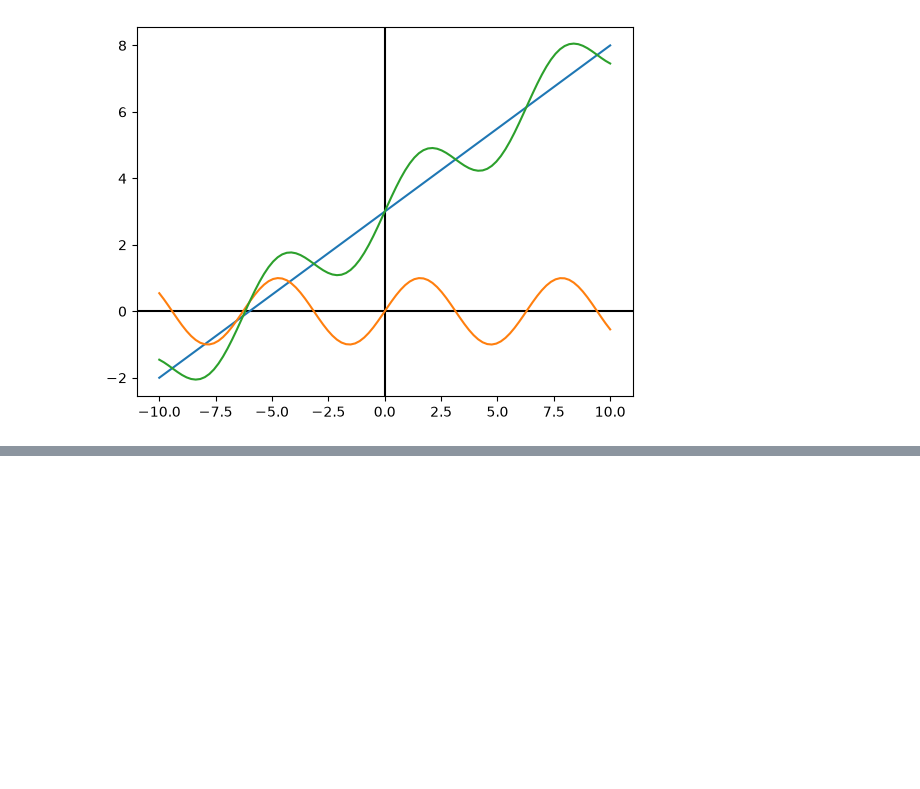
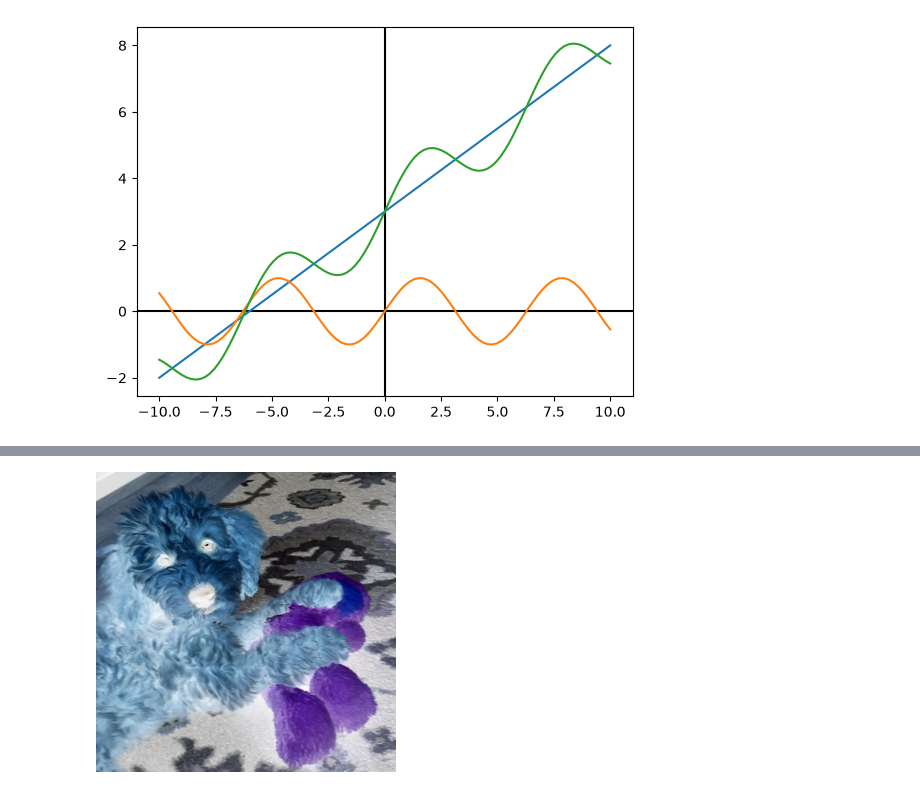
Before and after one commit to ximinggao/math-for-programmers, a Jupyter notebook: ch06/walkthrough.ipynb, the cells around one changed output, grey strips where cells are left out. Cells and saved outputs as stored; diff of their text form; code cells hidden in the pictures; blank space fills up the shorter version.

```diff
--- a/ch06/walkthrough.ipynb
+++ b/ch06/walkthrough.ipynb
@@ -378,0 +424,2 @@ class Matrix5_by_3(Vector):
+# %%
+white = ImageVector([(255, 255, 255)] * (ImageVector.size[0] * ImageVector.size[1]))
@@ -378,0 +430,4 @@ class Matrix5_by_3(Vector):
+# %%
+white - ImageVector('melba_toy.jpg')
+# %% [output]
+[figure, added]
```
Also changed, not shown: parts of 13 cells of this notebook, 5 other files.
